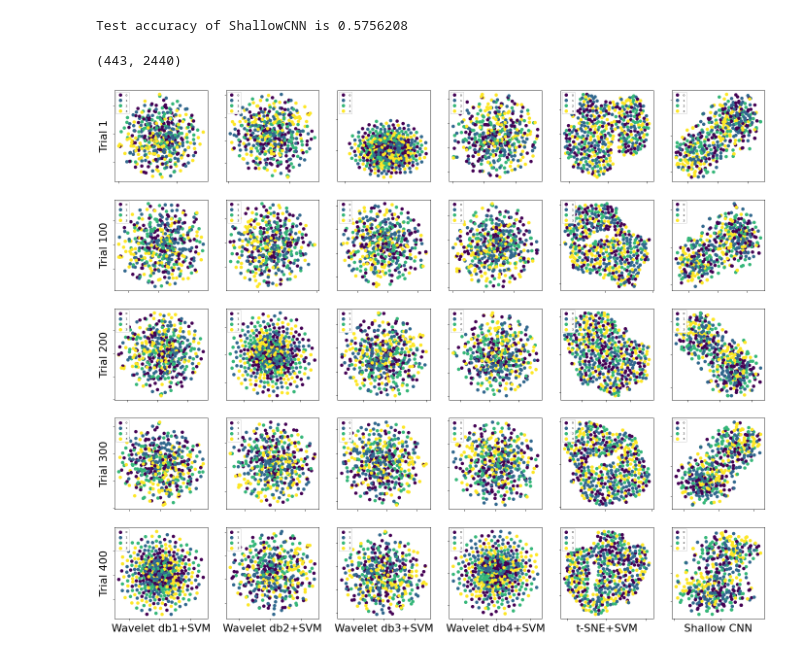
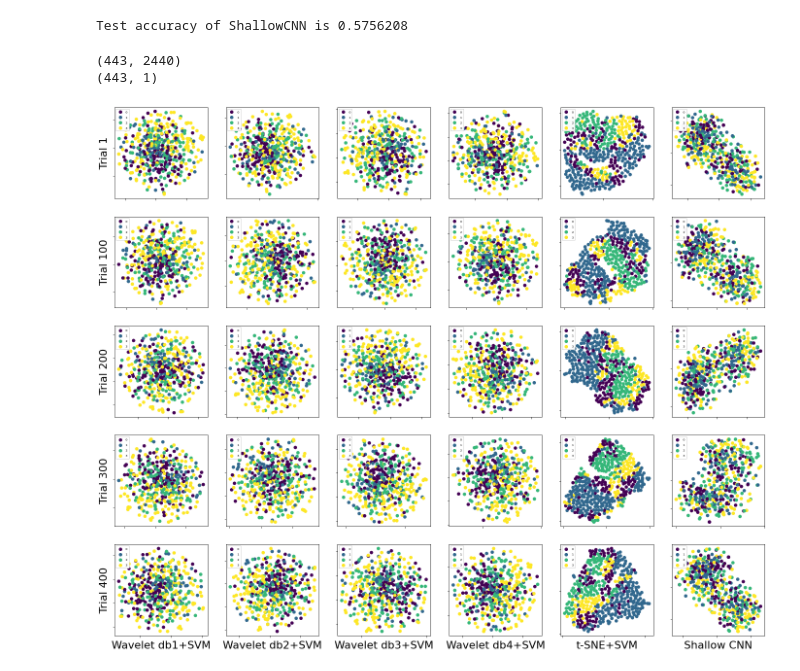
Before and after one commit to Voldemort108X/Yale-courses, a Jupyter notebook: ENAS 553 Unsupervised Learning for Big Data/Final_project/code.ipynb, the cells around one changed output. Drawn from its saved outputs; the diff is of its cells as text; code cells hidden in the pictures.

```diff
--- a/ENAS 553 Unsupervised Learning for Big Data/Final_project/code.ipynb
+++ b/ENAS 553 Unsupervised Learning for Big Data/Final_project/code.ipynb
@@ -320,6 +320,7 @@ model.eval()
 
 test_numOfCorrectLabels = 0
 test_embed_list = []
+test_pred_list = []
 for test_data, test_label in EEG_test_dataset:
     # test_data.to('cuda')
 
@@ -330,6 +331,7 @@ for test_data, test_label in EEG_test_dataset:
     test_embed_list.append(test_x_embd.detach().cpu().numpy())
 
     test_pred = torch.argmax(test_pred_onehot, dim=1).cpu()
+    test_pred_list.append(test_pred.cpu().numpy())
 
     test_numOfCorrectLabels += (test_pred == test_label).float().sum()
 
@@ -341,8 +343,11 @@ Test accuracy of ShallowCNN is 0.5756208
 # %%
 test_shallowCNN_embed = np.vstack(test_embed_list)
 print(test_shallowCNN_embed.shape)
+pred_shallowCNN = np.vstack(test_pred_list)
+print(pred_shallowCNN.shape)
 # %% [output]
 (443, 2440)
+(443, 1)
 # %%
 import matplotlib.pyplot as plt
 
@@ -357,7 +362,7 @@ perplexity = 30
 for fig_idx, idx in enumerate(trial_index_list):
     # wavelet db1 tsne
     db1_tsne = TSNE(perplexity=perplexity).fit_transform(func_testReshape(test_cA_db1))
-    scatter = axes[fig_idx][0].scatter(db1_tsne[:,0], db1_tsne[:,1], c=y_test)
+    scatter = axes[fig_idx][0].scatter(db1_tsne[:,0], db1_tsne[:,1], c=pred_db1)
     legend = axes[fig_idx][0].legend(*scatter.legend_elements(), prop={'size':6}, loc='upper left')
     axes[fig_idx][0].add_artist(legend)
     axes[fig_idx][0].set_xticklabels([])
@@ -365,7 +370,7 @@ for fig_idx, idx in enumerate(trial_index_list):
     # axes[fig_idx][0].axis('off')
 
     db2_tsne = TSNE(perplexity=perplexity).fit_transform(func_testReshape(test_cA_db2))
-    scatter = axes[fig_idx][1].scatter(db2_tsne[:,0], db2_tsne[:,1], c=y_test)
+    scatter = axes[fig_idx][1].scatter(db2_tsne[:,0], db2_tsne[:,1], c=pred_db2)
     legend = axes[fig_idx][1].legend(*scatter.legend_elements(), prop={'size':6}, loc='upper left')
     axes[fig_idx][1].add_artist(legend)
     axes[fig_idx][1].set_xticklabels([])
@@ -373,7 +378,7 @@ for fig_idx, idx in enumerate(trial_index_list):
     # axes[fig_idx][1].axis('off')
 
     db3_tsne = TSNE(perplexity=perplexity).fit_transform(func_testReshape(test_cA_db3))
-    scatter = axes[fig_idx][2].scatter(db3_tsne[:,0], db3_tsne[:,1], c=y_test)
+    scatter = axes[fig_idx][2].scatter(db3_tsne[:,0], db3_tsne[:,1], c=pred_db3)
     legend = axes[fig_idx][2].legend(*scatter.legend_elements(), prop={'size':6}, loc='upper left')
     axes[fig_idx][2].add_artist(legend)
     axes[fig_idx][2].set_xticklabels([])
@@ -381,39 +386,39 @@ for fig_idx, idx in enumerate(trial_index_list):
     # axes[fig_idx][2].axis('off')
 
     db4_tsne = TSNE(perplexity=perplexity).fit_transform(func_testReshape(test_cA_db4))
-    scatter = axes[fig_idx][3].scatter(db4_tsne[:,0], db4_tsne[:,1], c=y_test)
+    scatter = axes[fig_idx][3].scatter(db4_tsne[:,0], db4_tsne[:,1], c=pred_db4)
     legend = axes[fig_idx][3].legend(*scatter.legend_elements(), prop={'size':6}, loc='upper left')
     axes[fig_idx][3].add_artist(legend)
     axes[fig_idx][3].set_xticklabels([])
     axes[fig_idx][3].set_yticklabels([])
     # axes[fig_idx][3].axis('off')
 
     tsne_2d = TSNE(perplexity=perplexity).fit_transform(tsne_test)
-    scatter = axes[fig_idx][4].scatter(tsne_2d[:,0], tsne_2d[:,1], c=y_test)
+    scatter = axes[fig_idx][4].scatter(tsne_2d[:,0], tsne_2d[:,1], c=pred_tsne)
     legend = axes[fig_idx][4].legend(*scatter.legend_elements(), prop={'size':6}, loc='upper left')
     axes[fig_idx][4].add_artist(legend)
     axes[fig_idx][4].set_xticklabels([])
     axes[fig_idx][4].set_yticklabels([])
     # axes[fig_idx][4].axis('off')
 
     CNN_tsne = TSNE(perplexity=perplexity).fit_transform(test_shallowCNN_embed)
-    scatter = axes[fig_idx][5].scatter(CNN_tsne[:,0], CNN_tsne[:,1], c=y_test)
+    scatter = axes[fig_idx][5].scatter(CNN_tsne[:,0], CNN_tsne[:,1], c=pred_shallowCNN)
     legend = axes[fig_idx][5].legend(*scatter.legend_elements(), prop={'size':6}, loc='upper left')
     axes[fig_idx][5].add_artist(legend)
     axes[fig_idx][5].set_xticklabels([])
     axes[fig_idx][5].set_yticklabels([])
     # axes[fig_idx][5].axis('off')
 
     axes[fig_idx][0].set_ylabel('Trial {}'.format(trial_index_list[fig_idx]))
     # break
 
 axes[fig_idx][0].set_xlabel('Wavelet db1+SVM')
 axes[fig_idx][1].set_xlabel('Wavelet db2+SVM')
 axes[fig_idx][2].set_xlabel('Wavelet db3+SVM')
 axes[fig_idx][3].set_xlabel('Wavelet db4+SVM')
 axes[fig_idx][4].set_xlabel('t-SNE+SVM')
 axes[fig_idx][5].set_xlabel('Shallow CNN')
 
 fig.savefig(os.path.join(path_figures, 'embedding_cmp.pdf'), bbox_inches='tight')
 # %% [output]
-[figure, old version]
+[figure, new version]
```
Also changed, not shown: 2 other files.
